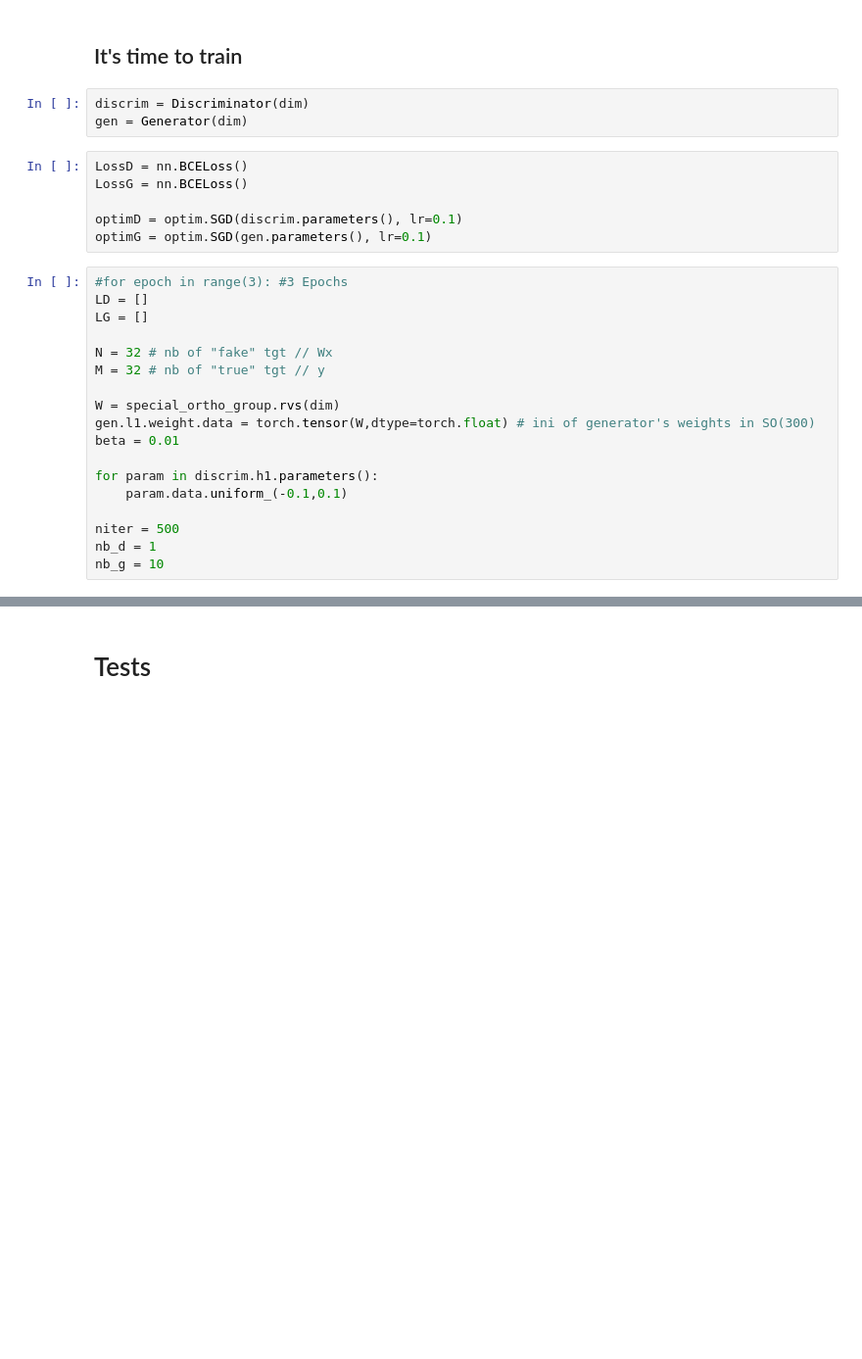
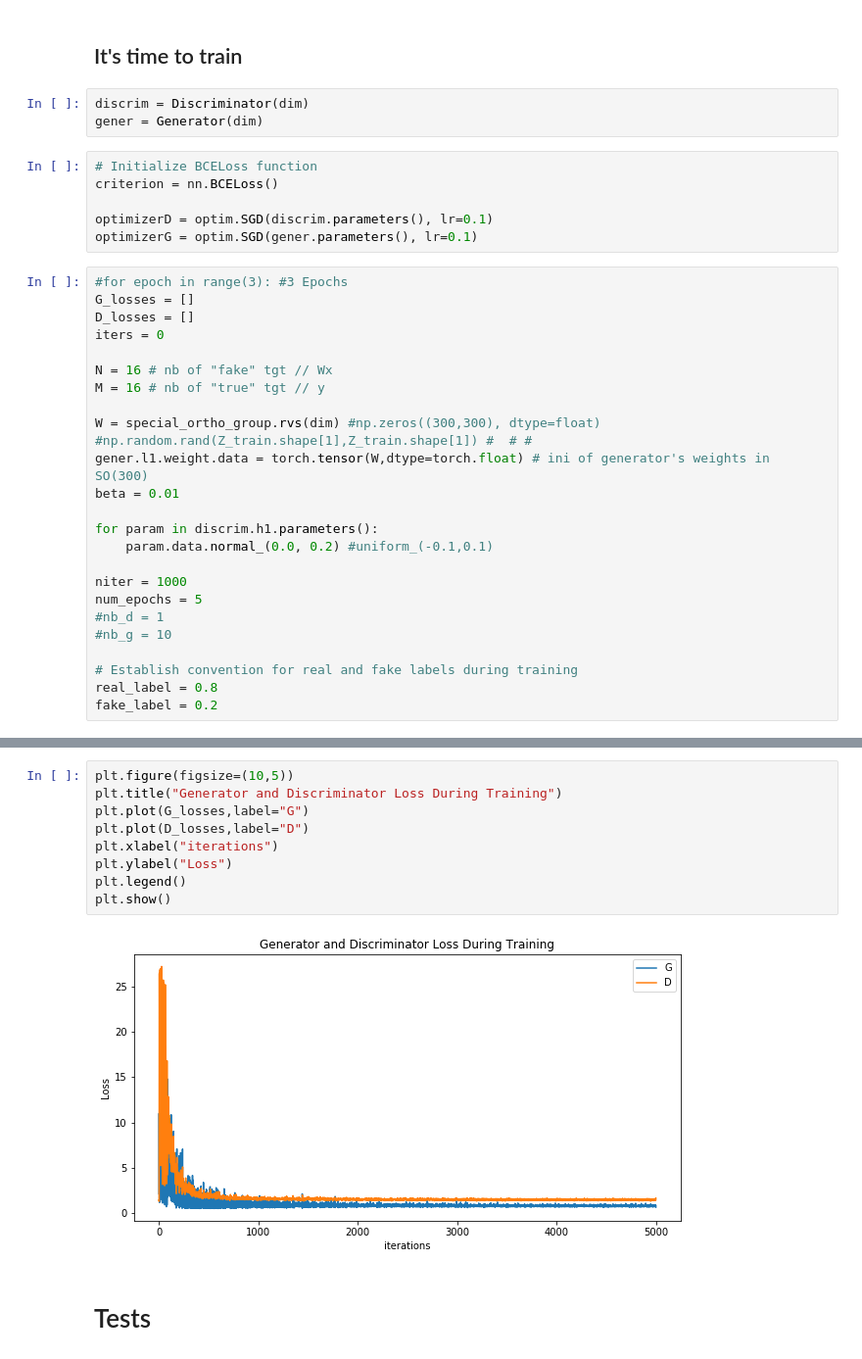
Before and after one commit to minhparis/nlp-gan, a Jupyter notebook: Unsupervised_V.ipynb, the cells around one changed output, grey strips where cells are left out. Shown: that part at 98% size. Saved outputs shown, nothing was run; the diff lists cells and outputs as text; blank space fills up the shorter version.

Commit message:
Plein de modif : ça train, mais ça marche pas

```diff
--- a/Unsupervised_V.ipynb
+++ b/Unsupervised_V.ipynb
@@ -131,28 +131,34 @@ class Generator(nn.Module):
 ## It's time to train
 # %%
 discrim = Discriminator(dim)
-gen = Generator(dim)
+gener = Generator(dim)
 # %%
-LossD = nn.BCELoss()
-LossG = nn.BCELoss()
+# Initialize BCELoss function
+criterion = nn.BCELoss()
 
-optimD = optim.SGD(discrim.parameters(), lr=0.1)
-optimG = optim.SGD(gen.parameters(), lr=0.1)
+optimizerD = optim.SGD(discrim.parameters(), lr=0.1)
+optimizerG = optim.SGD(gener.parameters(), lr=0.1)
 # %%
 #for epoch in range(3): #3 Epochs
-LD = []
-LG = []
+G_losses = []
+D_losses = []
+iters = 0
 
-N = 32 # nb of "fake" tgt // Wx
-M = 32 # nb of "true" tgt // y
+N = 16 # nb of "fake" tgt // Wx
+M = 16 # nb of "true" tgt // y
 
-W = special_ortho_group.rvs(dim)
-gen.l1.weight.data = torch.tensor(W,dtype=torch.float) # ini of generator's weights in SO(300)
+W = special_ortho_group.rvs(dim) #np.zeros((300,300), dtype=float)  #np.random.rand(Z_train.shape[1],Z_train.shape[1]) #  # #
+gener.l1.weight.data = torch.tensor(W,dtype=torch.float) # ini of generator's weights in SO(300)
 beta = 0.01
 
 for param in discrim.h1.parameters():
-    param.data.uniform_(-0.1,0.1)
+    param.data.normal_(0.0, 0.2) #uniform_(-0.1,0.1)
 
-niter = 500
-nb_d = 1
-nb_g = 10
+niter = 1000
+num_epochs = 5
+#nb_d = 1
+#nb_g = 10
+
+# Establish convention for real and fake labels during training
+real_label = 0.8
+fake_label = 0.2
@@ -289,3 +272,14 @@ plt.legend()
+# %%
+plt.figure(figsize=(10,5))
+plt.title("Generator and Discriminator Loss During Training")
+plt.plot(G_losses,label="G")
+plt.plot(D_losses,label="D")
+plt.xlabel("iterations")
+plt.ylabel("Loss")
+plt.legend()
+plt.show()
+# %% [output]
+[figure, added]
 # %% [markdown]
 # Tests
 # %%
```
Also changed, not shown: parts of 11 cells of this notebook.
